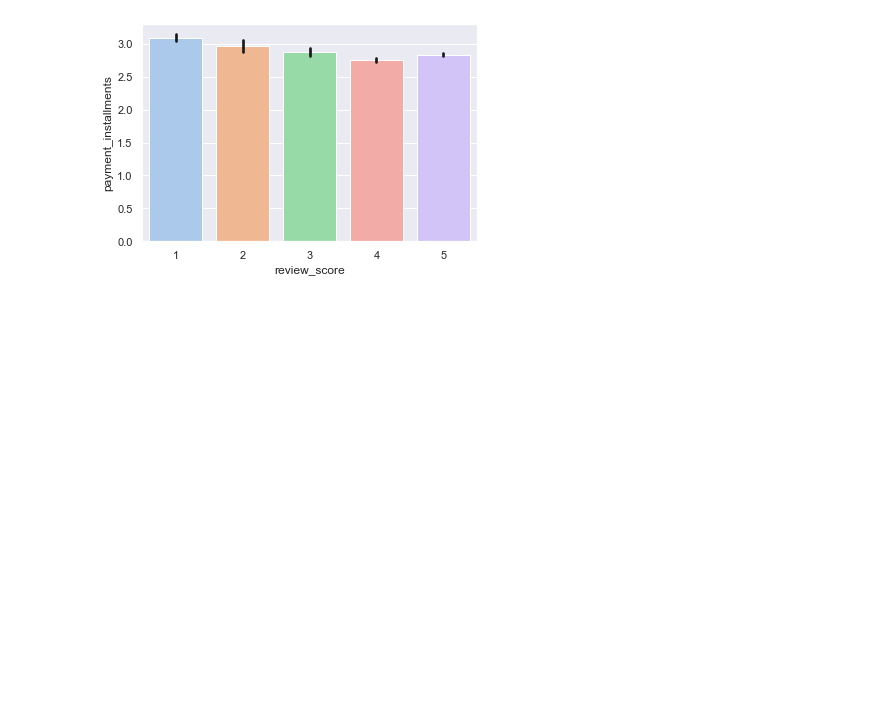
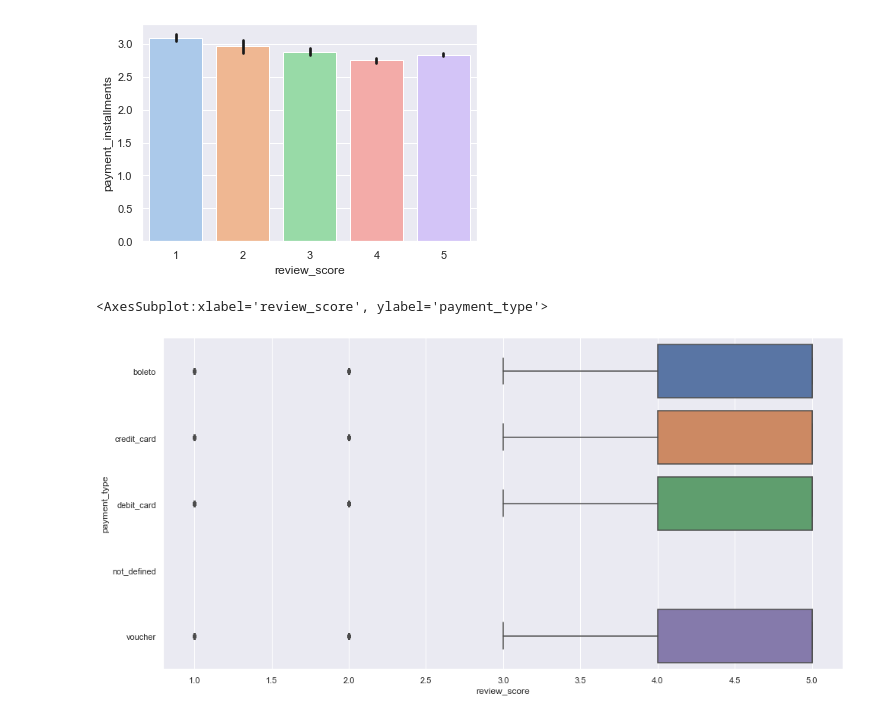
Before and after one commit to S-Samiksha/DSAI-Project, a Jupyter notebook: Part 4_Payment Mode .ipynb, the cells around one changed output. Saved outputs shown, nothing was run; the diff lists cells and outputs as text; code cells hidden in the pictures; blank space fills up the shorter version.

```diff
--- a/Part 4_Payment Mode .ipynb
+++ b/Part 4_Payment Mode .ipynb
@@ -64,3 +71,11 @@ sb.barplot(x='review_score', y='payment_installments', data=olist_merge, palette
 # %% [output]
 <AxesSubplot:xlabel='review_score', ylabel='payment_installments'>
 [figure]
+# %%
+olist_merge = olist_merge.loc[(olist_merge["order_status"]=="delivered")]
+# %%
+f = plt.figure(figsize=(16, 8))
+sb.boxplot(x = 'review_score', y = 'payment_type', data = olist_merge)
+# %% [output]
+<AxesSubplot:xlabel='review_score', ylabel='payment_type'>
+[figure, added]
```
Also changed, not shown: parts of 4 cells of this notebook, 1 other file.
